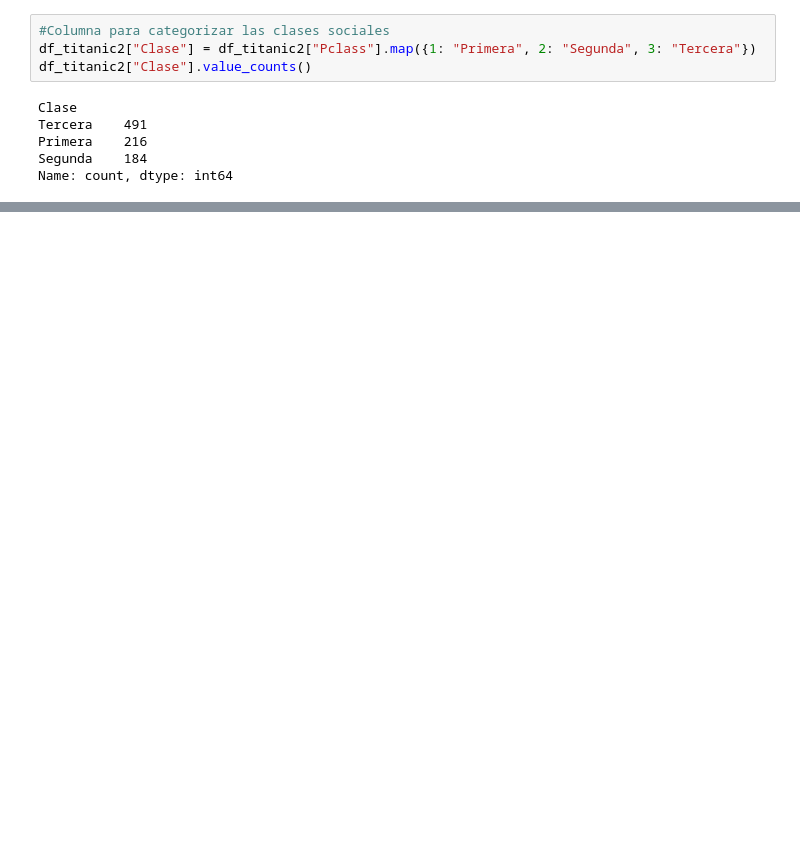
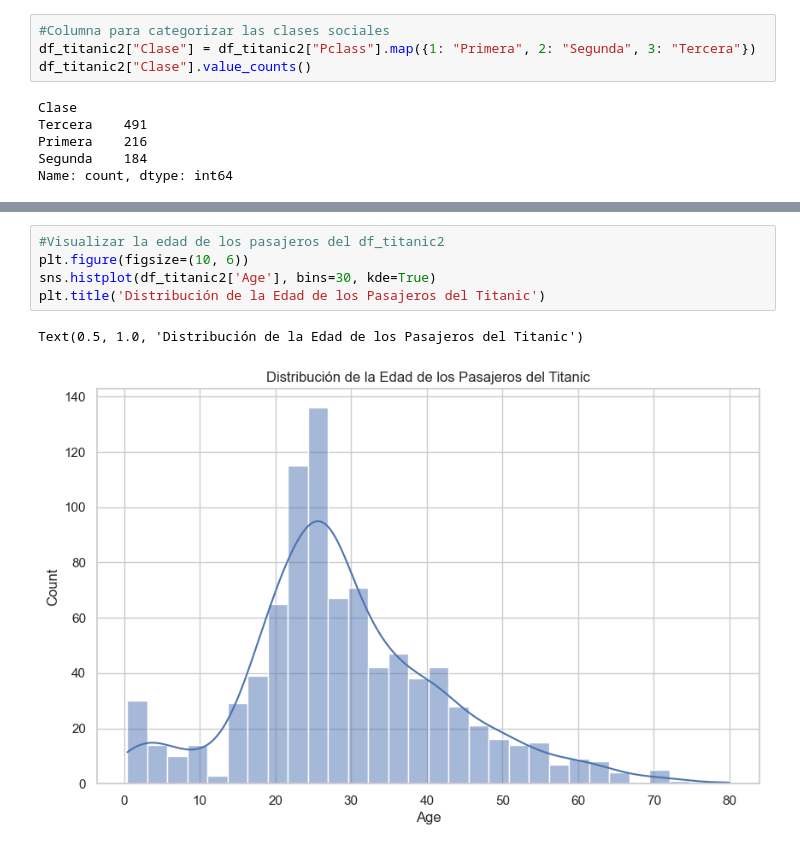
Before and after one commit to Fjmarvalr/panda.sesion1, a Jupyter notebook: sesion1panda.ipynb, the cells around one changed output, grey strips where cells are left out. Saved outputs shown, nothing was run; the diff lists cells and outputs as text; blank space fills up the shorter version.

```diff
--- a/sesion1panda.ipynb
+++ b/sesion1panda.ipynb
@@ -635,0 +709,8 @@ df_titanic2.head(10)
+# %%
+#Visualizar la edad de los pasajeros del df_titanic2
+plt.figure(figsize=(10, 6))
+sns.histplot(df_titanic2['Age'], bins=30, kde=True)
+plt.title('Distribución de la Edad de los Pasajeros del Titanic')
+# %% [output]
+Text(0.5, 1.0, 'Distribución de la Edad de los Pasajeros del Titanic')
+[figure, added]
```
Also changed, not shown: parts of 22 cells of this notebook.
